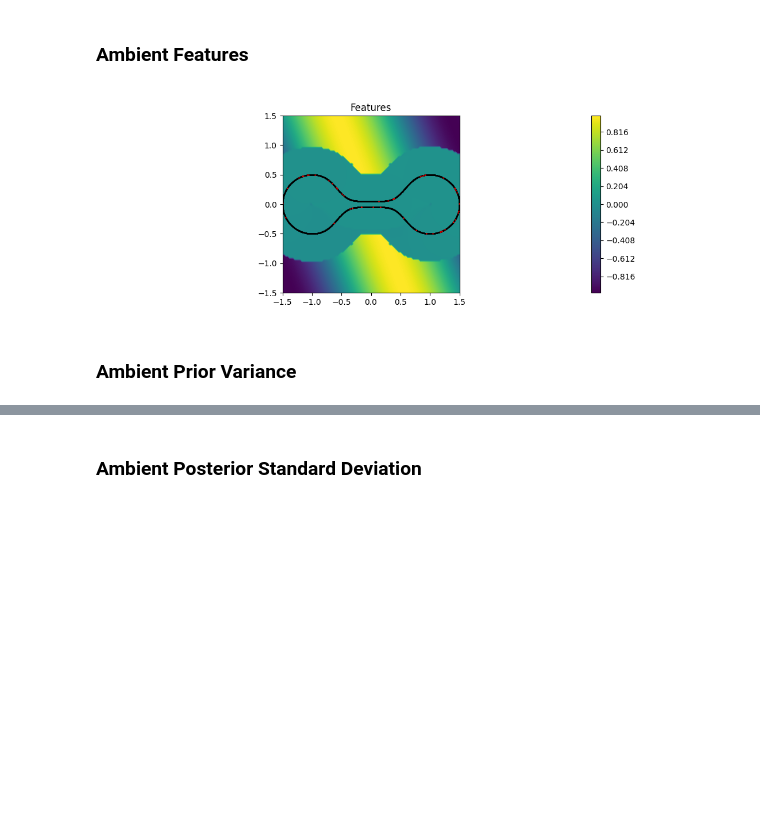
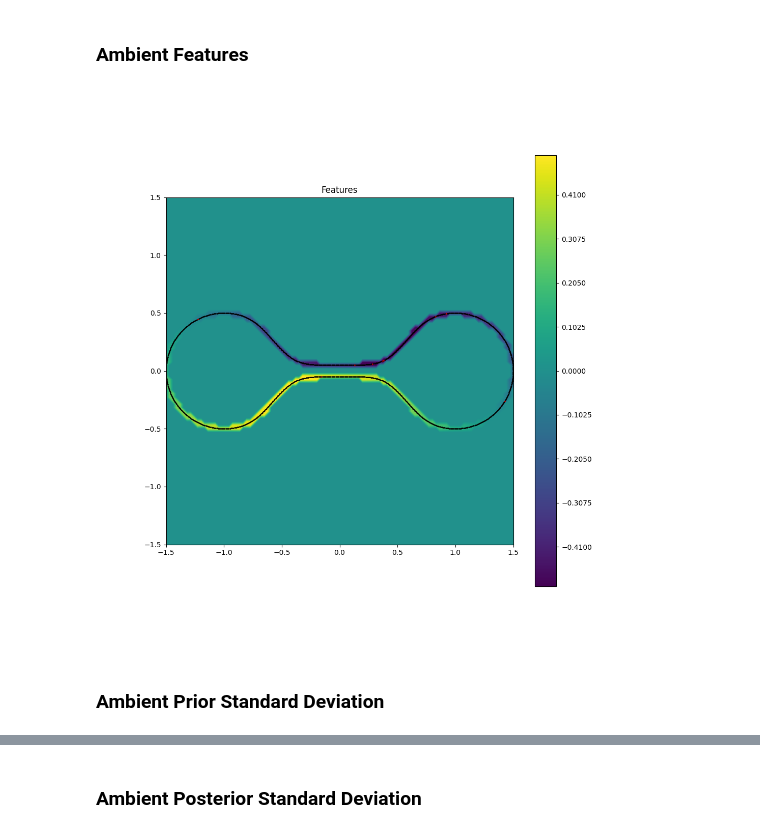
Before and after one commit to nash169/manifold-gp, a Jupyter notebook: examples/1D_semisupervised_learning.ipynb, the cells around one changed output, grey strips where cells are left out. Drawn from its saved outputs; the diff is of its cells as text; code cells hidden in the pictures; blank space fills up the shorter version.

```diff
--- a/examples/1D_semisupervised_learning.ipynb
+++ b/examples/1D_semisupervised_learning.ipynb
@@ -234,11 +317,12 @@ with torch.no_grad():
 # %%
 with torch.no_grad():
-    prior_var = model.covar_module(noisy_x, noisy_x, diag=True).cpu().numpy()
+    prior_std_manifold = model.covar_module(noisy_x, noisy_x, diag=True).sqrt().cpu().numpy()
+#     prior_std_manifold = kernel.base_kernel(noisy_x, noisy_x, diag=True).sqrt().cpu().numpy()
     fig = plt.figure(figsize=(11, 4))
     ax = fig.add_subplot(111)
-    plot = ax.scatter(noisy_x.cpu().numpy()[:, 0], noisy_x.cpu().numpy()[:, 1], c=prior_var)
+    plot = ax.scatter(noisy_x.cpu().numpy()[:, 0], noisy_x.cpu().numpy()[:, 1], c=prior_std_manifold)
     ax.scatter(train_x.cpu().numpy()[:, 0], train_x.cpu().numpy()[:, 1], c='r', s=0.5)
     fig.colorbar(plot)
     ax.axis('equal')
-    ax.set_title('Prior Variance')
+    ax.set_title('Prior Standard Deviation')
 # %% [output]
@@ -247,10 +331,10 @@ with torch.no_grad():
 ### Posterior Standard Deviation
 # %%
 with torch.no_grad():
-    posterior_std = preds.stddev.mul(std_y).add(mu_y).cpu().numpy()
+    posterior_std_manifold = preds_manifold.stddev.cpu().numpy()
     fig = plt.figure(figsize=(11, 4))
     ax = fig.add_subplot(111)
-    plot = ax.scatter(noisy_x.cpu().numpy()[:, 0], noisy_x.cpu().numpy()[:, 1], c=posterior_std)
+    plot = ax.scatter(noisy_x.cpu().numpy()[:, 0], noisy_x.cpu().numpy()[:, 1], c=posterior_std_manifold)
     ax.scatter(train_x.cpu().numpy()[:, 0], train_x.cpu().numpy()[:, 1], c='r', s=0.5)
     fig.colorbar(plot)
     ax.axis('equal')
@@ -261,10 +345,10 @@ with torch.no_grad():
 ### Ambient Posterior Mean
 # %%
 with torch.no_grad():
-    posterior_mean_grid = preds_grid.mean.mul(std_y).add(mu_y).cpu().numpy()
+    posterior_mean_ambient = preds_ambient.mean.cpu().numpy()
     fig = plt.figure(figsize=(11, 11))
     ax = fig.add_subplot(111)
-    contour = ax.contourf(x.cpu(), y.cpu(), posterior_mean_grid.reshape(resolution, -1), 500)
+    contour = ax.contourf(x.cpu(), y.cpu(), posterior_mean_ambient.reshape(resolution, -1), 500)
     # ax.contour(x.cpu(), y.cpu(), posterior_mean_grid.reshape(resolution, -1), 10, cmap=None, colors='#f2e68f')
     ax.scatter(noisy_x.cpu().numpy()[:, 0], noisy_x.cpu().numpy()[:, 1], c='k', s=0.5)
     ax.scatter(train_x.cpu().numpy()[:, 0], train_x.cpu().numpy()[:, 1], c='r', s=0.5)
@@ -277,10 +361,10 @@ with torch.no_grad():
 ### Ambient Kernel Evaluation
 # %%
 with torch.no_grad():
-    kernel_eval_grid = model.covar_module(noisy_x[0, :].unsqueeze(0), grid_x).evaluate().squeeze().cpu().numpy()
-    fig = plt.figure(figsize=(11, 4))
+    kernel_eval_ambient = model.covar_module(noisy_x[0, :].unsqueeze(0), grid_x).evaluate().squeeze().cpu().numpy()
+    fig = plt.figure(figsize=(11, 11))
     ax = fig.add_subplot(111)
-    contour = ax.contourf(x.cpu(), y.cpu(), kernel_eval_grid.reshape(resolution, -1), 500)
+    contour = ax.contourf(x.cpu(), y.cpu(), kernel_eval_ambient.reshape(resolution, -1), 500)
     # ax.contour(x.cpu(), y.cpu(), kernel_eval_grid.reshape(resolution, -1), 10, cmap=None, colors='#f2e68f')
     ax.scatter(noisy_x.cpu().numpy()[:, 0], noisy_x.cpu().numpy()[:, 1], c='k', s=0.5)
     ax.scatter(noisy_x.cpu().numpy()[0, 0], noisy_x.cpu().numpy()[0, 1], c='r', s=1.0)
@@ -292,24 +376,30 @@ with torch.no_grad():
 # %% [markdown]
 ### Ambient Features
 # %%
+from torch_geometric.nn import radius
+
 with torch.no_grad():
-    c = 10.0
+    test_idx, train_idx = radius(kernel.base_kernel.nodes, grid_x, c*kernel.base_kernel.epsilon,
+                                 max_num_neighbors=kernel.base_kernel.nodes.shape[0])
+    c = 1.0
     features_grid = kernel.base_kernel.features(grid_x, c=c)[:,1].cpu().numpy()
-    fig = plt.figure(figsize=(11, 4))
+#     features_grid = kernel.base_kernel.inverse_distance_weighting(grid_x, kernel.base_kernel.eigenvectors, train_idx, test_idx)[:,1].cpu().numpy()
+#     features_grid = kernel.base_kernel.locally_weighted_regression(grid_x, kernel.base_kernel.eigenvectors, train_idx, test_idx, s=0.01)[:,1].cpu().numpy()
+#     features_grid = kernel.base_kernel.nystrom_formula(grid_x, noisy_x, kernel.base_kernel.eigenvectors, s = 0.01)[:,1].cpu().numpy()
+    fig = plt.figure(figsize=(11, 11))
     ax = fig.add_subplot(111)
     contour = ax.contourf(x.cpu(), y.cpu(), features_grid.reshape(resolution, -1), 500)
-    # ax.contour(x.cpu(), y.cpu(), posterior_sample_grid.reshape(resolution, -1), 10, cmap=None, colors='#f2e68f')
     ax.scatter(noisy_x.cpu().numpy()[:, 0], noisy_x.cpu().numpy()[:, 1], c='k', s=0.5)
     ax.scatter(train_x.cpu().numpy()[:, 0], train_x.cpu().numpy()[:, 1], c='r', s=0.5)
     circle = plt.Circle((noisy_x.cpu().numpy()[0, 0], noisy_x.cpu().numpy()[0, 1]),
                         c*kernel.base_kernel.epsilon.cpu().numpy(), color='k', fill=False)
 #     ax.add_patch(circle)
     fig.colorbar(contour)
     ax.axis('square')
     ax.set_title('Features')
 # %% [output]
-[figure, old version]
+[figure, new version]
 # %% [markdown]
-### Ambient Prior Variance
+### Ambient Prior Standard Deviation
 # %%
 with torch.no_grad():
```
Also changed, not shown: parts of 52 cells of this notebook.
